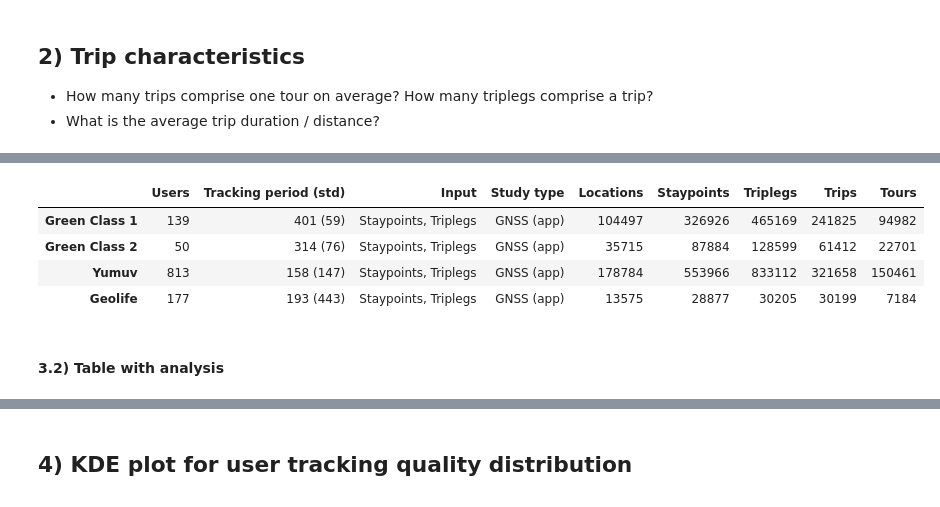
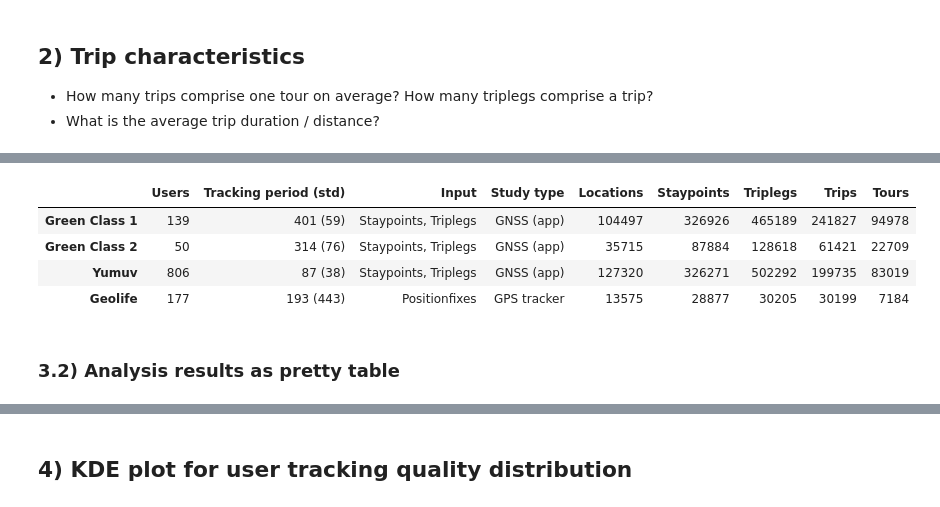
Before and after one commit to mie-lab/trackintel, a Jupyter notebook: examples/trackintel_study_comparison-v2.ipynb, the cells around one changed output, grey strips where cells are left out. Cells and saved outputs as stored; diff of their text form; code cells hidden in the pictures.

```diff
--- a/examples/trackintel_study_comparison-v2.ipynb
+++ b/examples/trackintel_study_comparison-v2.ipynb
@@ -412,4 +522 @@ nr_trips_per_user_per_day = (trips.groupby(['study', 'user_id']).size() / durati
-# %%
-pd.set_option('display.max_rows', 100)
-pd.set_option('display.max_columns', None)
 # %%
@@ -445,22 +578,46 @@ df_basic = overview_df[["nr_user","mean_tracking_period", "std_tracking_period",
+# %%
+# set column values for data type and tracking technology
+df_basic.loc[["Green Class 1", "Green Class 2", "Yumuv"], "Input"] = "Staypoints, Triplegs"
+df_basic.loc["Geolife", "Input"] = "Positionfixes"
+
+df_basic.loc[["Green Class 1", "Green Class 2", "Yumuv"], "Study type"] = "GNSS (app)"
+df_basic.loc["Geolife", "Study type"] = "GPS tracker"
+# %%
+# rename columns and index
+df_basic = df_basic.rename(
+    columns={
+        "nr_user": "Users",
+        "nr_loc": "Locations",
+        "nr_sp": "Staypoints",
+        "nr_tpls": "Triplegs",
+        "nr_trips": "Trips",
+        "nr_tours": "Tours",
+    },
+    index=study_mapping)
+df_basic.drop(columns=["mean_tracking_period", "std_tracking_period"], inplace=True)
 # %%
-df_basic["Tracking period (std)"] = df_basic.apply(lambda x: f"{x['mean_tracking_period']} ({x['std_tracking_period']})", axis=1)
-df_basic["Available"] = "Staypoints, Triplegs"
-df_basic["Study type"] = "GNSS (app)"
-
-# rename columns and index
-df_basic = df_basic.rename(columns={"Available": "Input", "nr_user": "Users", "nr_loc": "Locations", "nr_sp": "Staypoints", "nr_tpls": "Triplegs",
-                        "nr_trips": "Trips", "nr_tours": "Tours"},
-                        index=study_mapping).drop(columns=["mean_tracking_period", "std_tracking_period"])
 # select the columns in the right order
-df_basic = df_basic[["Users", 'Tracking period (std)' , "Input", "Study type", "Locations", "Staypoints", "Triplegs", "Trips", "Tours"]]
+df_basic = df_basic[
+    [
+        "Users",
+        "Tracking period (std)",
+        "Input",
+        "Study type",
+        "Locations",
+        "Staypoints",
+        "Triplegs",
+        "Trips",
+        "Tours",
+    ]
+]
 
 df_basic
 # print(df_basic.to_latex())
 # %% [output]
 |  | Users | Tracking period (std) | Input | Study type | Locations | Staypoints | Triplegs | Trips | Tours |
-| Green Class 1 | 139 | 401 (59) | Staypoints, Triplegs | GNSS (app) | 104497 | 326926 | 465169 | 241825 | 94982 |
-| Green Class 2 | 50 | 314 (76) | Staypoints, Triplegs | GNSS (app) | 35715 | 87884 | 128599 | 61412 | 22701 |
-| Yumuv | 813 | 158 (147) | Staypoints, Triplegs | GNSS (app) | 178784 | 553966 | 833112 | 321658 | 150461 |
-| Geolife | 177 | 193 (443) | Staypoints, Triplegs | GNSS (app) | 13575 | 28877 | 30205 | 30199 | 7184 |
+| Green Class 1 | 139 | 401 (59) | Staypoints, Triplegs | GNSS (app) | 104497 | 326926 | 465189 | 241827 | 94978 |
+| Green Class 2 | 50 | 314 (76) | Staypoints, Triplegs | GNSS (app) | 35715 | 87884 | 128618 | 61421 | 22709 |
+| Yumuv | 806 | 87 (38) | Staypoints, Triplegs | GNSS (app) | 127320 | 326271 | 502292 | 199735 | 83019 |
+| Geolife | 177 | 193 (443) | Positionfixes | GPS tracker | 13575 | 28877 | 30205 | 30199 | 7184 |
 # %% [markdown]
-#### 3.2) Table with analysis
+### 3.2) Analysis results as pretty table
```
Also changed, not shown: parts of 103 cells of this notebook, 2 other files.
